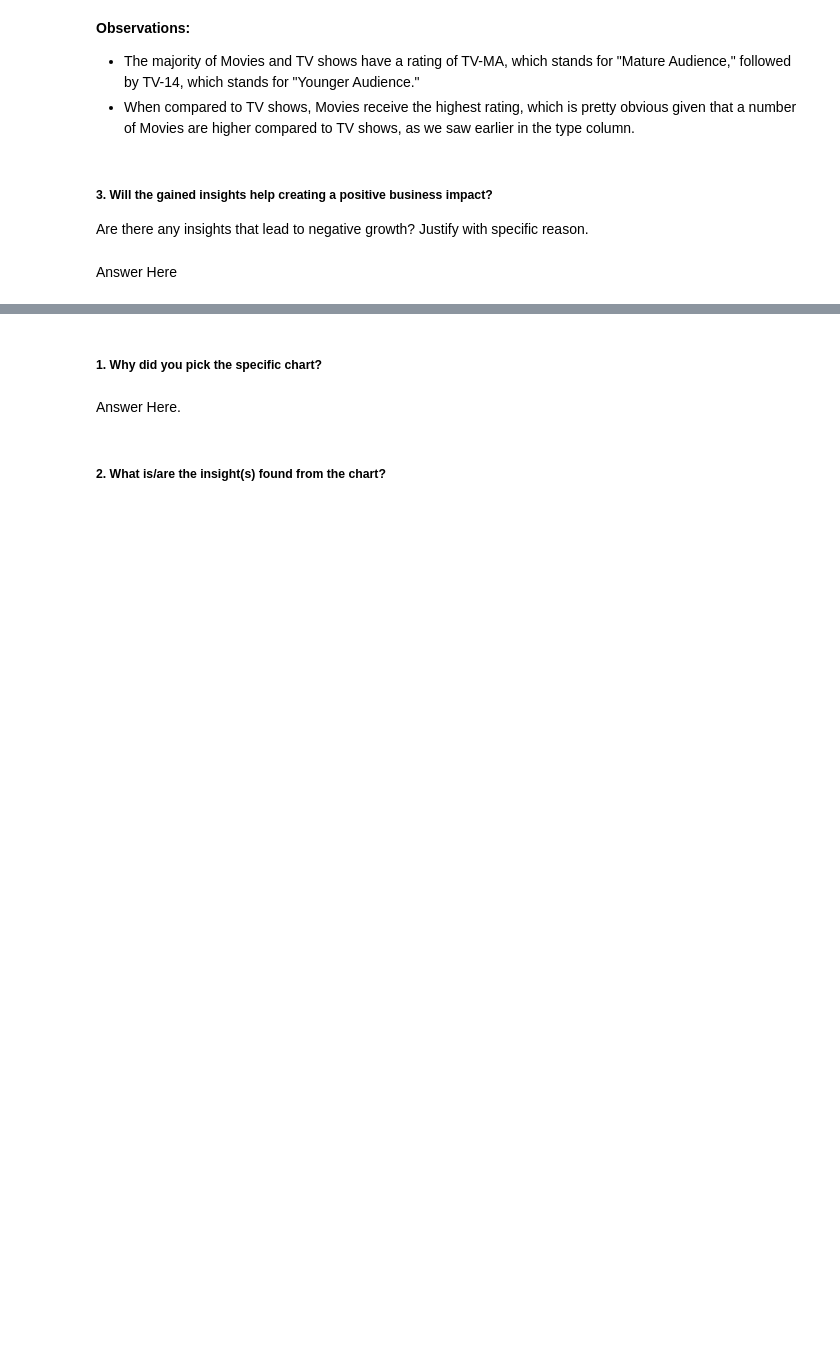
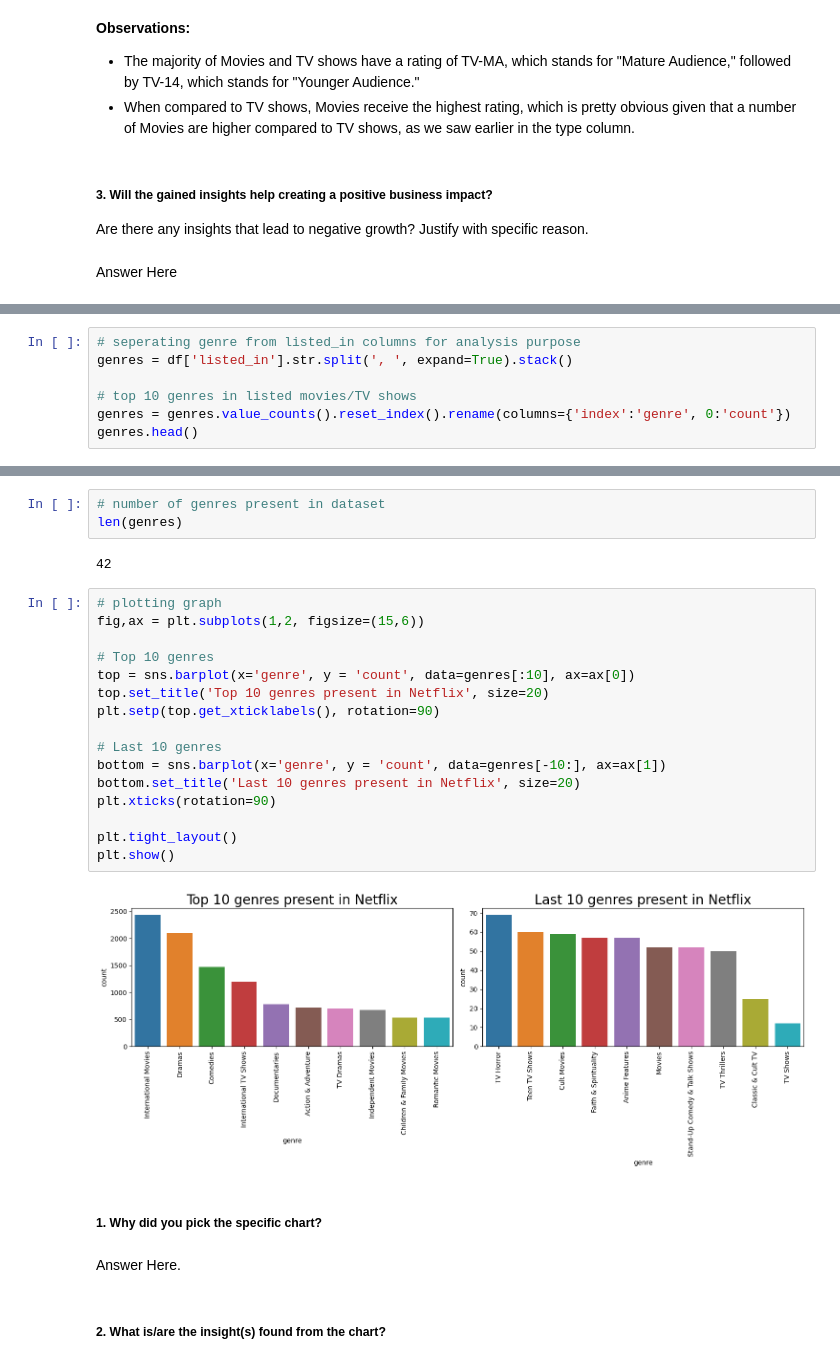
Before and after one commit to GaytriChoudhari/Unsupervised_ML_Netflix_Movies_and_TV_Shows_Clustering, a Jupyter notebook: Unsupervised_ML_Netflix_Movies_and_TV_Shows_Clustering.ipynb, the cells around one changed output, grey strips where cells are left out. Cells and saved outputs as stored; diff of their text form; blank space fills up the shorter version.

```diff
--- a/Unsupervised_ML_Netflix_Movies_and_TV_Shows_Clustering.ipynb
+++ b/Unsupervised_ML_Netflix_Movies_and_TV_Shows_Clustering.ipynb
@@ -593,0 +604,7 @@ Answer Here
+# %%
+# seperating genre from listed_in columns for analysis purpose
+genres = df['listed_in'].str.split(', ', expand=True).stack()
+
+# top 10 genres in listed movies/TV shows
+genres = genres.value_counts().reset_index().rename(columns={'index':'genre', 0:'count'})
+genres.head()
@@ -594,3 +618,26 @@ Answer Here
+# %%
+# number of genres present in dataset
+len(genres)
+# %% [output]
+42
+# %%
+# plotting graph
+fig,ax = plt.subplots(1,2, figsize=(15,6))
+
+# Top 10 genres
+top = sns.barplot(x='genre', y = 'count', data=genres[:10], ax=ax[0])
+top.set_title('Top 10 genres present in Netflix', size=20)
+plt.setp(top.get_xticklabels(), rotation=90)
+
+# Last 10 genres
+bottom = sns.barplot(x='genre', y = 'count', data=genres[-10:], ax=ax[1])
+bottom.set_title('Last 10 genres present in Netflix', size=20)
+plt.xticks(rotation=90)
+
+plt.tight_layout()
+plt.show()
+# %% [output]
+[figure, added]
 # %% [markdown]
 ##### 1. Why did you pick the specific chart?
 # %% [markdown]
```
Also changed, not shown: parts of 20 cells of this notebook.
